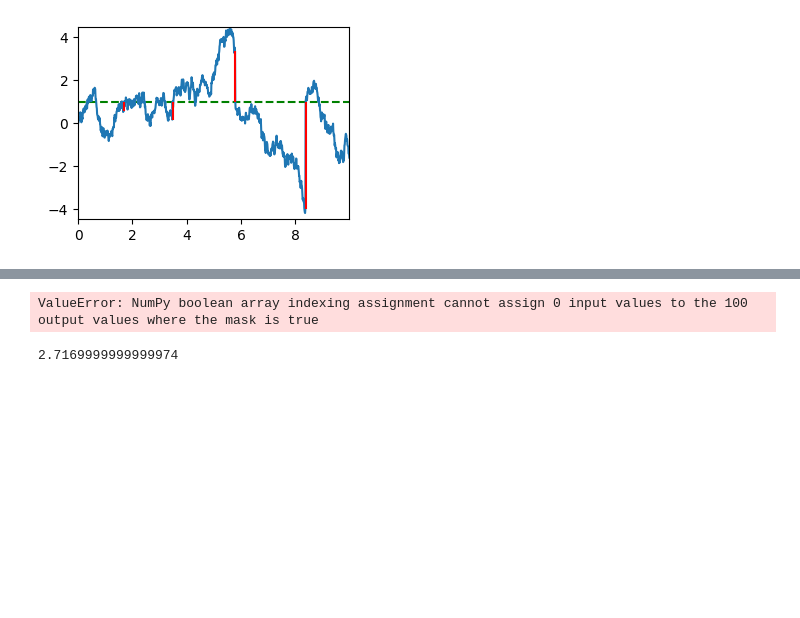
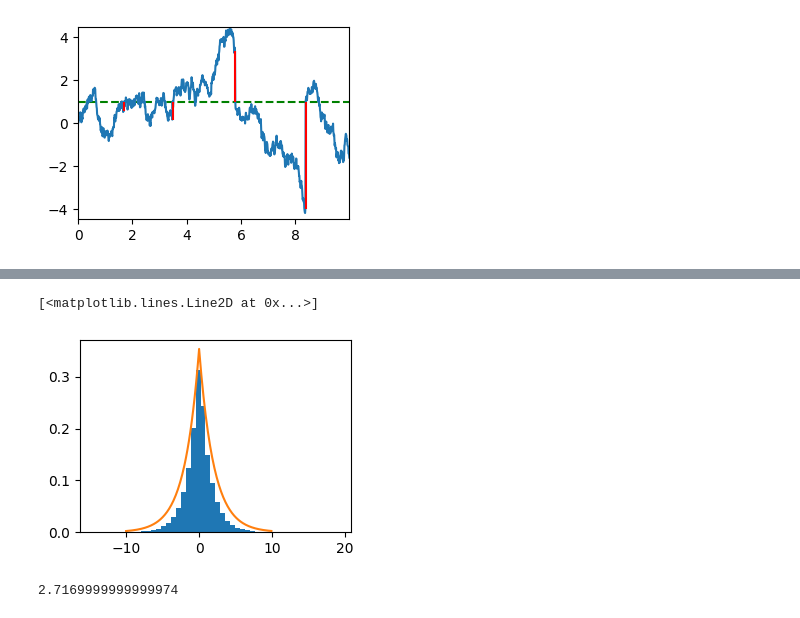
Before and after one commit to John-Zou-IC/M2R_Stochastic_Resetting, a Jupyter notebook: figures.ipynb, the cells around one changed output, grey strips where cells are left out. Saved outputs shown, nothing was run; the diff lists cells and outputs as text; code cells hidden in the pictures; blank space fills up the shorter version.

```diff
--- a/figures.ipynb
+++ b/figures.ipynb
@@ -63,21 +78,22 @@ np.histogram(test_reset_diffusion.NESS(100, 100, 0.01), density=True)
 # %%
 import stochastic_resetting.standard as s
 import numpy as np
 import matplotlib.pyplot as plt
 
 D = 1
 r = 0.5
 
 test_reset_diffusion = s.SingleDiffusionProcessConstantR(0, 0, D, r)
 
-test_reset_diffusion.NESS_Plot(100, 100, 0.01, bins=20)
+test_reset_diffusion.NESS_Plot(100000, 100, 0.01, bins=50)
 
 x_vals = np.arange(-10, 10, 0.1)
-y_vals = np.sqrt(r/D) / 2 * np.exp(-r/D * np.abs(x_vals))
+y_vals = np.sqrt(r/D) / 2 * np.exp(-np.sqrt(r/D) * np.abs(x_vals))
 
 plt.plot(x_vals, y_vals)
 # %% [output]
-ValueError: NumPy boolean array indexing assignment cannot assign 0 input values to the 100 output values where the mask is true
+[<matplotlib.lines.Line2D at 0x...>]
+[figure, added]
 # %%
 import stochastic_resetting.standard as s
 
```
Also changed, not shown: parts of 3 cells of this notebook, 1 other file.
